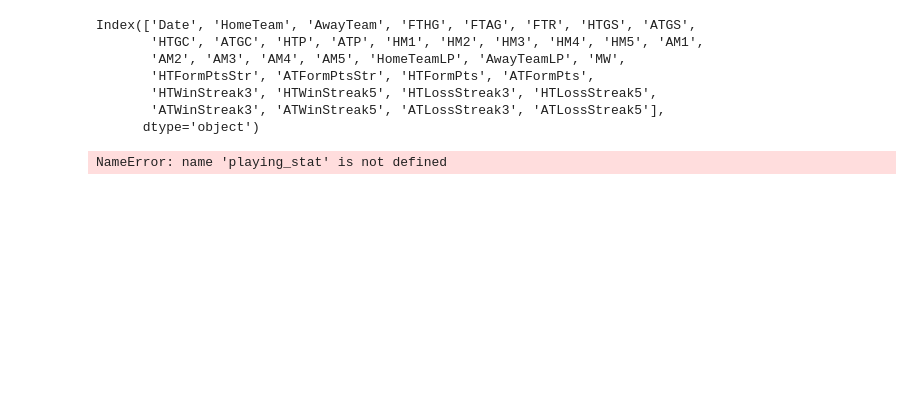
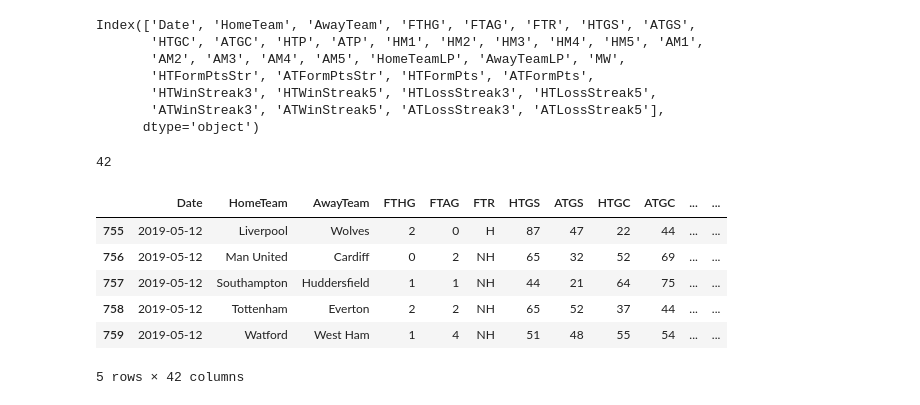
Before and after one commit to itsbhardwaj/Football-Analysis, a Jupyter notebook: MyFootball/Data Cleaning.ipynb, the cells around one changed output. Cells and saved outputs as stored; diff of their text form; code cells hidden in the pictures; blank space fills up the shorter version.

```diff
--- a/MyFootball/Data Cleaning.ipynb
+++ b/MyFootball/Data Cleaning.ipynb
@@ -8,7 +8,7 @@ import itertools
 # %%
 #Reading the data
 
-loc = "G:\Projects\Predictor\MyFootball\Dataset"
+loc = "G:\Projects\Football-Analysis\MyFootball\Dataset"
 rawData1 = pd.read_csv(loc + '\\2017-18.csv')
 rawData2 = pd.read_csv(loc + '\\2018-19.csv')
 # %%
@@ -522,10 +522,21 @@ playing_stat['FTR'] = playing_stat.FTR.apply(only_hw)
 
 # Testing set (2015-16 season)
 playing_stat_test = playing_stat[650:]
-# %%
-type(playing_stat)
-# %% [output]
-NameError: name 'playing_stat' is not defined
+# %%
+columns=playing_stat.columns.tolist()
+len(columns)
+# %% [output]
+42
+# %%
+playing_stat.tail()
+# %% [output]
+|  | Date | HomeTeam | AwayTeam | FTHG | FTAG | FTR | HTGS | ATGS | HTGC | ATGC | ... | ... |
+| 755 | 2019-05-12 | Liverpool | Wolves | 2 | 0 | H | 87 | 47 | 22 | 44 | ... | ... |
+| 756 | 2019-05-12 | Man United | Cardiff | 0 | 2 | NH | 65 | 32 | 52 | 69 | ... | ... |
+| 757 | 2019-05-12 | Southampton | Huddersfield | 1 | 1 | NH | 44 | 21 | 64 | 75 | ... | ... |
+| 758 | 2019-05-12 | Tottenham | Everton | 2 | 2 | NH | 65 | 52 | 37 | 44 | ... | ... |
+| 759 | 2019-05-12 | Watford | West Ham | 1 | 4 | NH | 51 | 48 | 55 | 54 | ... | ... |
+5 rows × 42 columns
 # %%
 playing_stat.to_csv(loc + "\\final_dataset.csv")
 playing_stat_test.to_csv(loc+"\\test.csv")
```
Also changed, not shown: parts of 7 cells of this notebook, 1 other file.
